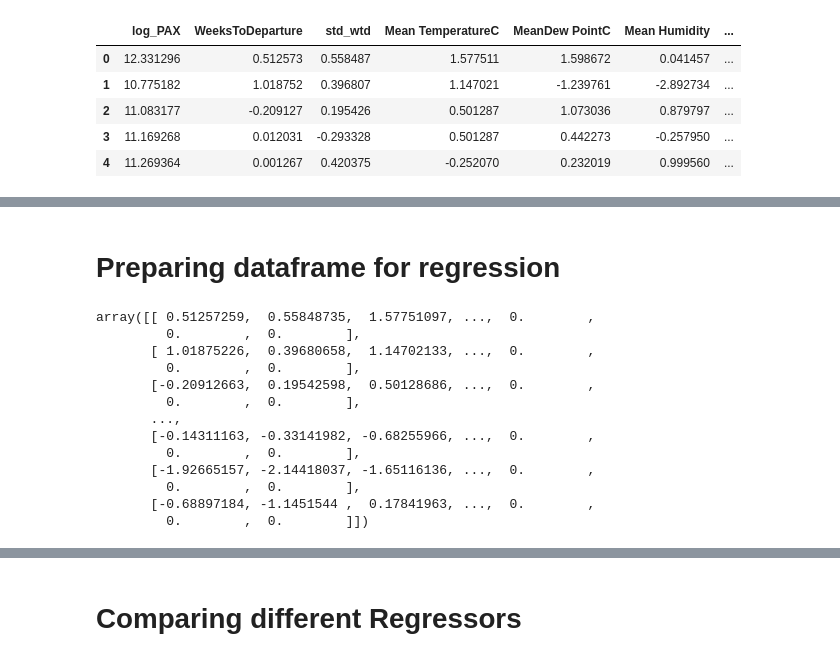
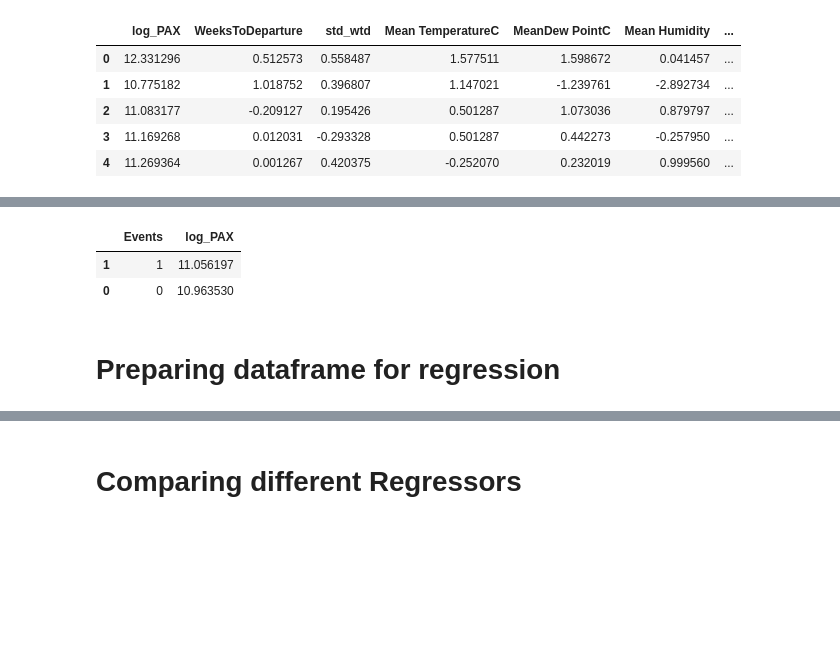
Before and after one commit to AdrienToulouse/Predicting_air_traffic, a Jupyter notebook: air_pass_Adrien-2.ipynb, the cells around one changed output, grey strips where cells are left out. Drawn from its saved outputs; the diff is of its cells as text; code cells hidden in the pictures; blank space fills up the shorter version.

```diff
--- a/air_pass_Adrien-2.ipynb
+++ b/air_pass_Adrien-2.ipynb
@@ -198,3 +198,7 @@ X_encoded.head()
 | 2 | 11.083177 | -0.209127 | 0.195426 | 0.501287 | 1.073036 | 0.879797 | ... |
 | 3 | 11.169268 | 0.012031 | -0.293328 | 0.501287 | 0.442273 | -0.257950 | ... |
 | 4 | 11.269364 | 0.001267 | 0.420375 | -0.252070 | 0.232019 | 0.999560 | ... |
+# %%
+X_encoded['weekend'] = X_encoded['wd_4'] + X_encoded['wd_5'] + X_encoded['wd_6']
+X_encoded.drop(['wd_0', 'wd_1', 'wd_2', 'wd_3', 'wd_4', 'wd_5','wd_6'], axis=1, inplace=True)
+X_encoded.head()
@@ -201,3 +212,9 @@ X_encoded.head()
+# %%
+X_encoded[['Events', 'log_PAX']].groupby(['Events'], as_index=False).mean().sort_values(by='log_PAX', ascending=False)
+# %% [output]
+|  | Events | log_PAX |
+| 1 | 1 | 11.056197 |
+| 0 | 0 | 10.963530 |
 # %% [markdown]
 # Preparing dataframe for regression
 # %%
@@ -206,19 +223,5 @@ X_encoded.drop(['log_PAX'], axis=1, inplace=True)
 X_array = X_encoded.values
 # %%
 X_array
-# %% [output]
-array([[ 0.51257259,  0.55848735,  1.57751097, ...,  0.        ,
-         0.        ,  0.        ],
-       [ 1.01875226,  0.39680658,  1.14702133, ...,  0.        ,
-         0.        ,  0.        ],
-       [-0.20912663,  0.19542598,  0.50128686, ...,  0.        ,
-         0.        ,  0.        ],
-       ...,
-       [-0.14311163, -0.33141982, -0.68255966, ...,  0.        ,
-         0.        ,  0.        ],
-       [-1.92665157, -2.14418037, -1.65116136, ...,  0.        ,
-         0.        ,  0.        ],
-       [-0.68897184, -1.1451544 ,  0.17841963, ...,  0.        ,
-         0.        ,  0.        ]])
 # %%
 y_array
```
Also changed, not shown: parts of 4 cells of this notebook, 4 other files.
